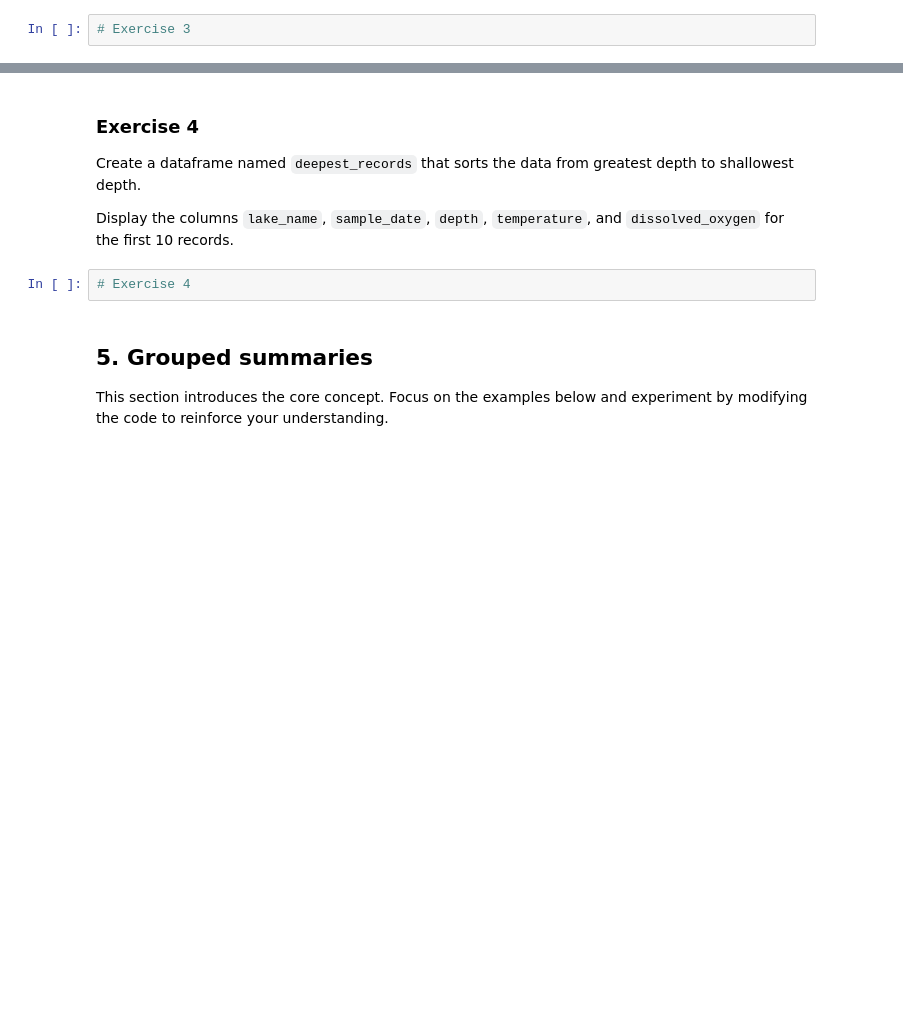
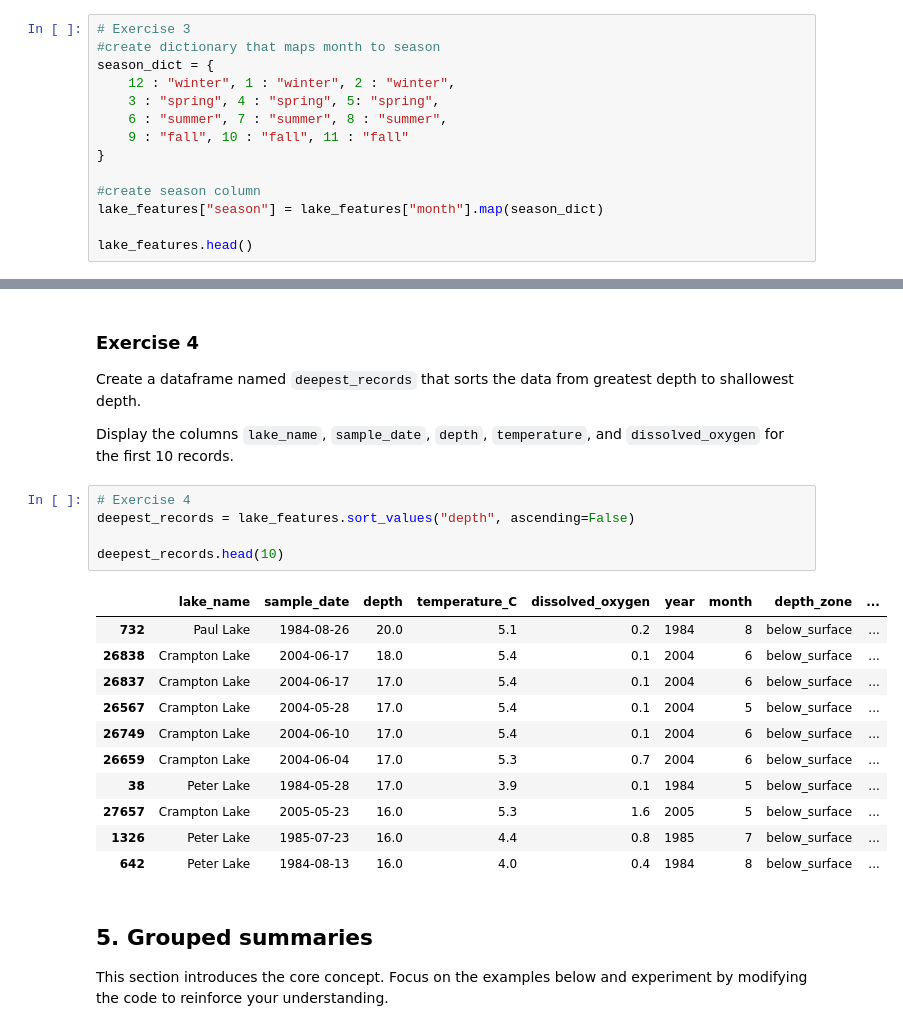
Before and after one commit to sarahj-hall/ENV700, a Jupyter notebook: Lessons/M4-data-wrangling-2.ipynb, the cells around one changed output, grey strips where cells are left out. Saved outputs shown, nothing was run; the diff lists cells and outputs as text; blank space fills up the shorter version.

```diff
--- a/Lessons/M4-data-wrangling-2.ipynb
+++ b/Lessons/M4-data-wrangling-2.ipynb
@@ -327,2 +351,14 @@ Hint: one approach is to create a dictionary that maps month numbers to season n
 # %%
 # Exercise 3
+#create dictionary that maps month to season
+season_dict = {
+    12 : "winter", 1 : "winter", 2 : "winter",
+    3 : "spring", 4 : "spring", 5: "spring",
+    6 : "summer", 7 : "summer", 8 : "summer",
+    9 : "fall", 10 : "fall", 11 : "fall"
+}
+
+#create season column
+lake_features["season"] = lake_features["month"].map(season_dict)
+
+lake_features.head()
@@ -356,6 +425,21 @@ Create a dataframe named `deepest_records` that sorts the data from greatest dep
 Display the columns `lake_name`, `sample_date`, `depth`, `temperature`, and `dissolved_oxygen` for the first 10 records.
 # %%
 # Exercise 4
+deepest_records = lake_features.sort_values("depth", ascending=False)
+
+deepest_records.head(10)
+# %% [output]
+|  | lake_name | sample_date | depth | temperature_C | dissolved_oxygen | year | month | depth_zone | ... |
+| 732 | Paul Lake | 1984-08-26 | 20.0 | 5.1 | 0.2 | 1984 | 8 | below_surface | ... |
+| 26838 | Crampton Lake | 2004-06-17 | 18.0 | 5.4 | 0.1 | 2004 | 6 | below_surface | ... |
+| 26837 | Crampton Lake | 2004-06-17 | 17.0 | 5.4 | 0.1 | 2004 | 6 | below_surface | ... |
+| 26567 | Crampton Lake | 2004-05-28 | 17.0 | 5.4 | 0.1 | 2004 | 5 | below_surface | ... |
+| 26749 | Crampton Lake | 2004-06-10 | 17.0 | 5.4 | 0.1 | 2004 | 6 | below_surface | ... |
+| 26659 | Crampton Lake | 2004-06-04 | 17.0 | 5.3 | 0.7 | 2004 | 6 | below_surface | ... |
+| 38 | Peter Lake | 1984-05-28 | 17.0 | 3.9 | 0.1 | 1984 | 5 | below_surface | ... |
+| 27657 | Crampton Lake | 2005-05-23 | 16.0 | 5.3 | 1.6 | 2005 | 5 | below_surface | ... |
+| 1326 | Peter Lake | 1985-07-23 | 16.0 | 4.4 | 0.8 | 1985 | 7 | below_surface | ... |
+| 642 | Peter Lake | 1984-08-13 | 16.0 | 4.0 | 0.4 | 1984 | 8 | below_surface | ... |
 # %% [markdown]
 ## 5. Grouped summaries
 
```
Also changed, not shown: parts of 19 cells of this notebook, 2 other files.
